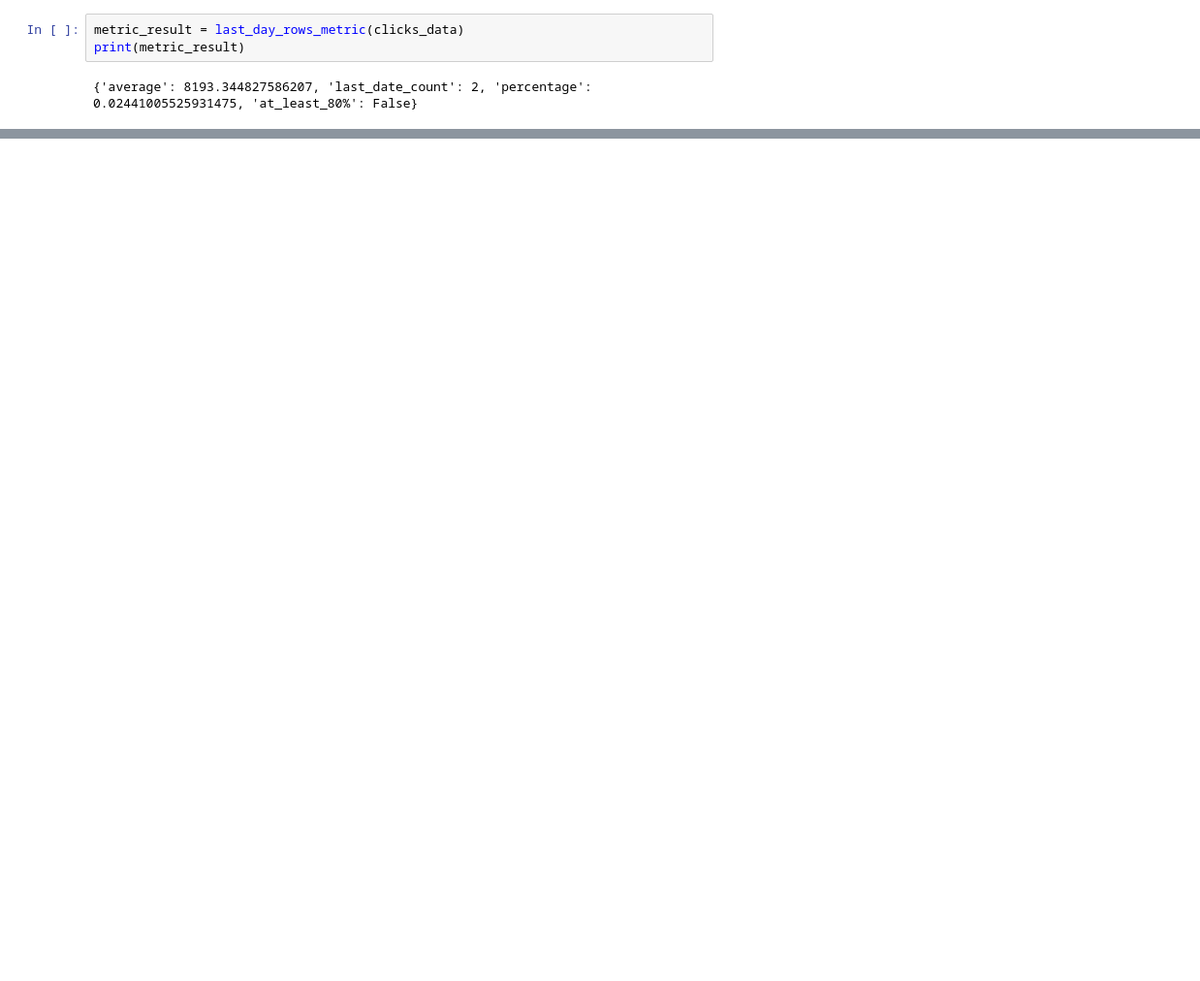
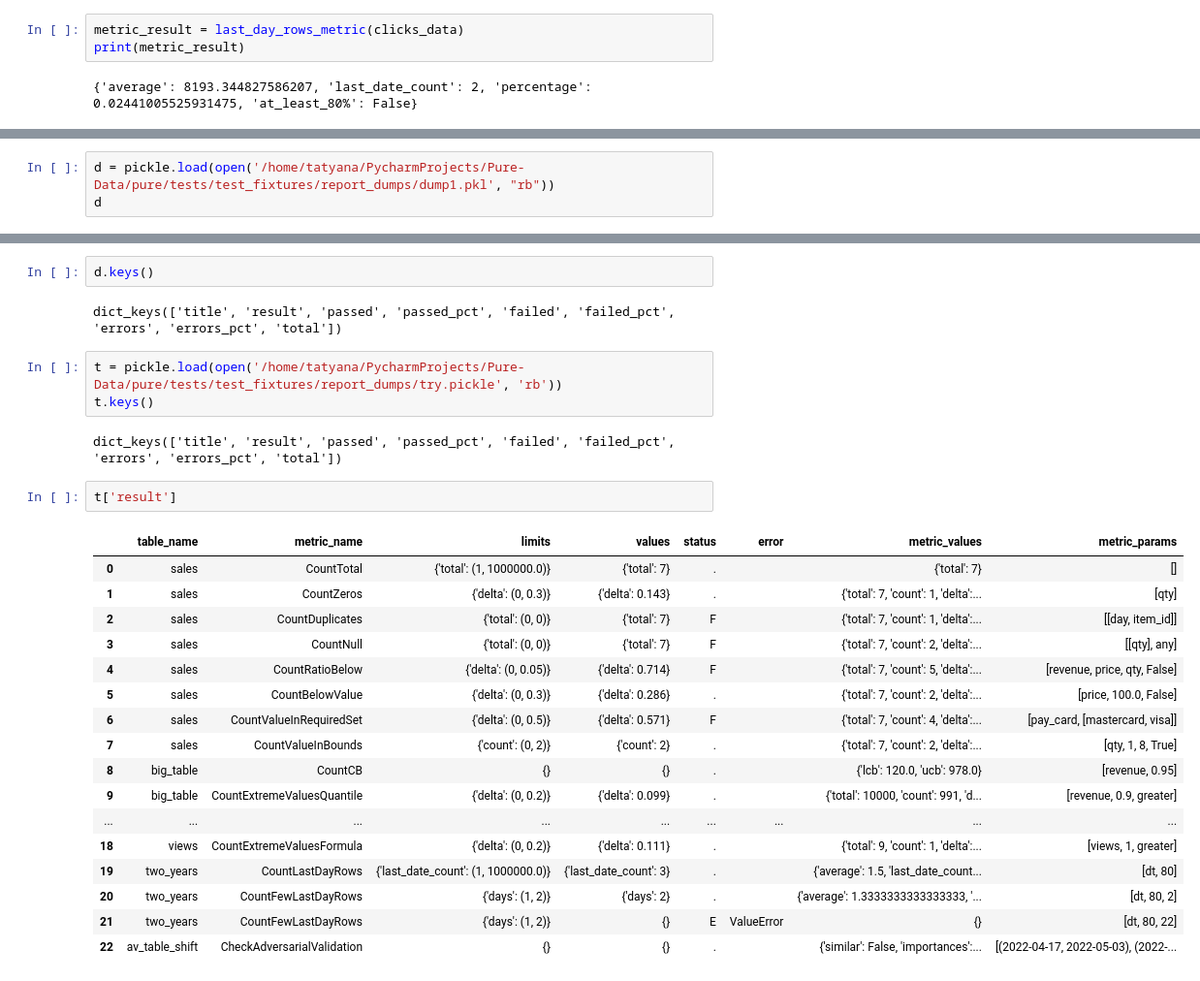
Before and after one commit to SimulatorML/Pure-Data, a Jupyter notebook: examples/simple_example.ipynb, the cells around one changed output, grey strips where cells are left out. Shown: that part at 97% size. Saved outputs shown, nothing was run; the diff lists cells and outputs as text; blank space fills up the shorter version.

```diff
--- a/examples/simple_example.ipynb
+++ b/examples/simple_example.ipynb
@@ -206,0 +244,3 @@ print(metric_result)
+# %%
+d = pickle.load(open('/home/tatyana/PycharmProjects/Pure-Data/pure/tests/test_fixtures/report_dumps/dump1.pkl', "rb"))
+d
@@ -206,0 +265,29 @@ print(metric_result)
+# %%
+d.keys()
+# %% [output]
+dict_keys(['title', 'result', 'passed', 'passed_pct', 'failed', 'failed_pct', 'errors', 'errors_pct', 'total'])
+# %%
+t = pickle.load(open('/home/tatyana/PycharmProjects/Pure-Data/pure/tests/test_fixtures/report_dumps/try.pickle', 'rb'))
+t.keys()
+# %% [output]
+dict_keys(['title', 'result', 'passed', 'passed_pct', 'failed', 'failed_pct', 'errors', 'errors_pct', 'total'])
+# %%
+t['result']
+# %% [output]
+|  | table_name | metric_name | limits | values | status | error | metric_values | metric_params |
+| 0 | sales | CountTotal | {'total': (1, 1000000.0)} | {'total': 7} | . |  | {'total': 7} | [] |
+| 1 | sales | CountZeros | {'delta': (0, 0.3)} | {'delta': 0.143} | . |  | {'total': 7, 'count': 1, 'delta':... | [qty] |
+| 2 | sales | CountDuplicates | {'total': (0, 0)} | {'total': 7} | F |  | {'total': 7, 'count': 1, 'delta':... | [[day, item_id]] |
+| 3 | sales | CountNull | {'total': (0, 0)} | {'total': 7} | F |  | {'total': 7, 'count': 2, 'delta':... | [[qty], any] |
+| 4 | sales | CountRatioBelow | {'delta': (0, 0.05)} | {'delta': 0.714} | F |  | {'total': 7, 'count': 5, 'delta':... | [revenue, price, qty, False] |
+| 5 | sales | CountBelowValue | {'delta': (0, 0.3)} | {'delta': 0.286} | . |  | {'total': 7, 'count': 2, 'delta':... | [price, 100.0, False] |
+| 6 | sales | CountValueInRequiredSet | {'delta': (0, 0.5)} | {'delta': 0.571} | F |  | {'total': 7, 'count': 4, 'delta':... | [pay_card, [mastercard, visa]] |
+| 7 | sales | CountValueInBounds | {'count': (0, 2)} | {'count': 2} | . |  | {'total': 7, 'count': 2, 'delta':... | [qty, 1, 8, True] |
+| 8 | big_table | CountCB | {} | {} | . |  | {'lcb': 120.0, 'ucb': 978.0} | [revenue, 0.95] |
+| 9 | big_table | CountExtremeValuesQuantile | {'delta': (0, 0.2)} | {'delta': 0.099} | . |  | {'total': 10000, 'count': 991, 'd... | [revenue, 0.9, greater] |
+| ... | ... | ... | ... | ... | ... | ... | ... | ... |
+| 18 | views | CountExtremeValuesFormula | {'delta': (0, 0.2)} | {'delta': 0.111} | . |  | {'total': 9, 'count': 1, 'delta':... | [views, 1, greater] |
+| 19 | two_years | CountLastDayRows | {'last_date_count': (1, 1000000.0)} | {'last_date_count': 3} | . |  | {'average': 1.5, 'last_date_count... | [dt, 80] |
+| 20 | two_years | CountFewLastDayRows | {'days': (1, 2)} | {'days': 2} | . |  | {'average': 1.3333333333333333, '... | [dt, 80, 2] |
+| 21 | two_years | CountFewLastDayRows | {'days': (1, 2)} | {} | E | ValueError | {} | [dt, 80, 22] |
+| 22 | av_table_shift | CheckAdversarialValidation | {} | {} | . |  | {'similar': False, 'importances':... | [(2022-04-17, 2022-05-03), (2022-... |
```
Also changed, not shown: parts of 13 cells of this notebook.
